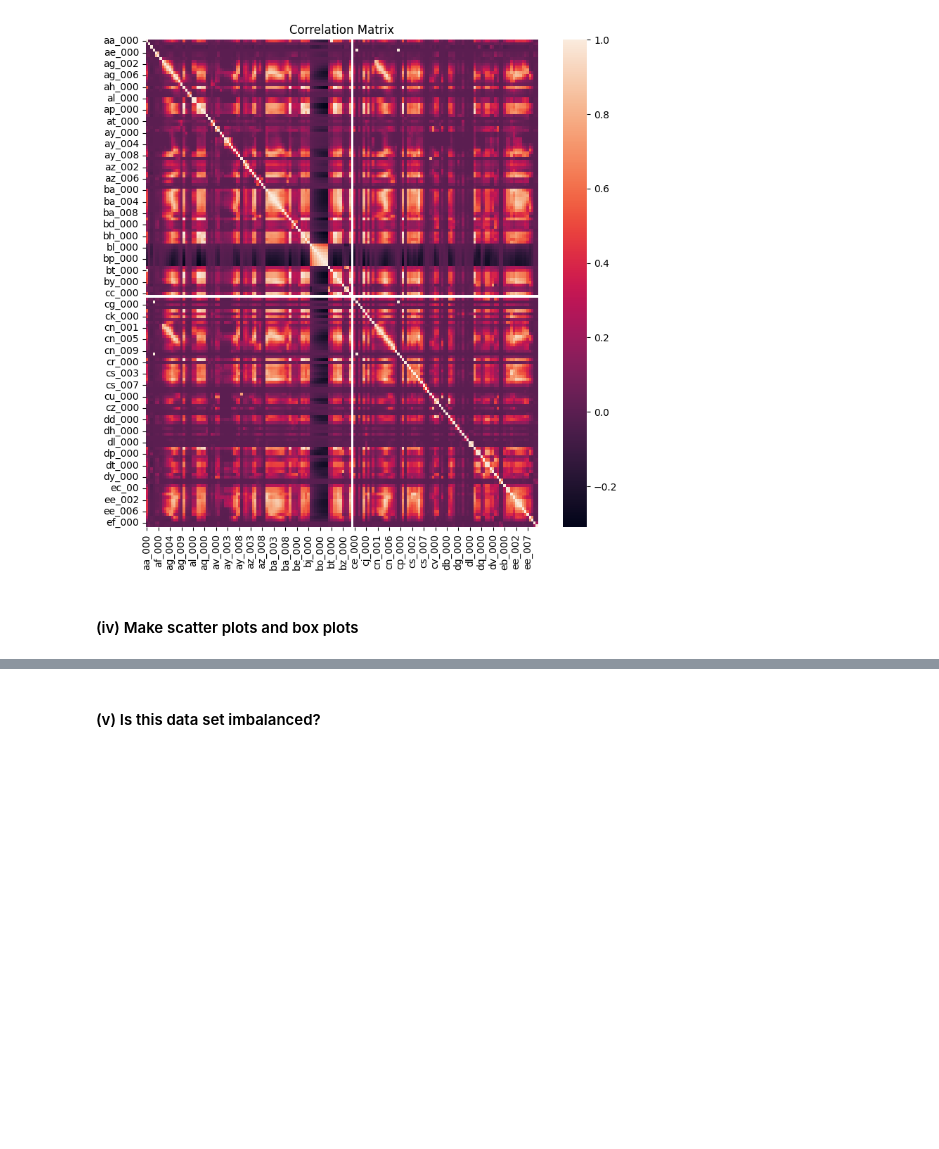
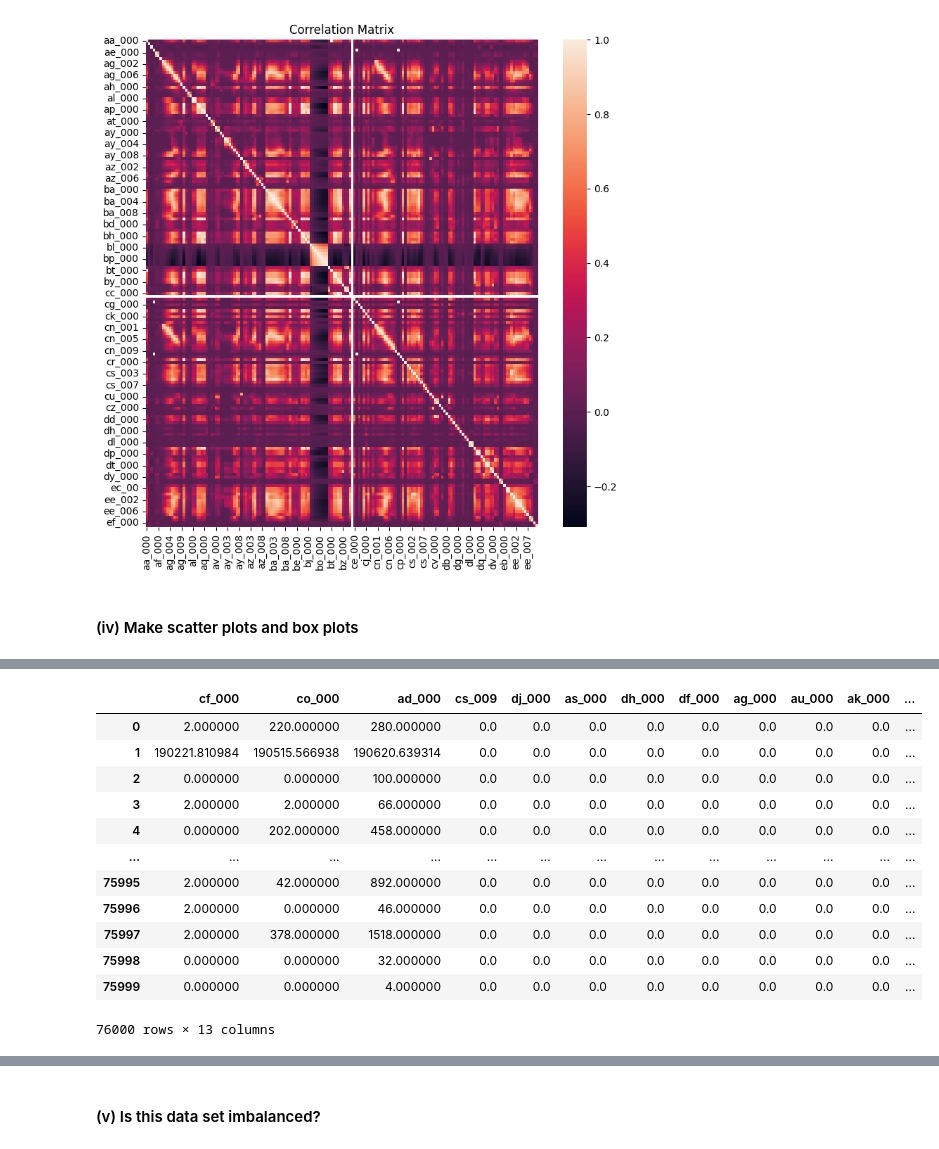
Before and after one commit to cxieusc/DSCI_552_HW6, a Jupyter notebook: notebook/Xie_Chong_HW6.ipynb, the cells around one changed output, grey strips where cells are left out. Drawn from its saved outputs; the diff is of its cells as text; code cells hidden in the pictures; blank space fills up the shorter version.

```diff
--- a/notebook/Xie_Chong_HW6.ipynb
+++ b/notebook/Xie_Chong_HW6.ipynb
@@ -150,0 +170,17 @@ plt.show()
+# %%
+df_selected = df_all_imputed.loc[:, top_features]
+df_selected
+# %% [output]
+|  | cf_000 | co_000 | ad_000 | cs_009 | dj_000 | as_000 | dh_000 | df_000 | ag_000 | au_000 | ak_000 | ... |
+| 0 | 2.000000 | 220.000000 | 280.000000 | 0.0 | 0.0 | 0.0 | 0.0 | 0.0 | 0.0 | 0.0 | 0.0 | ... |
+| 1 | 190221.810984 | 190515.566938 | 190620.639314 | 0.0 | 0.0 | 0.0 | 0.0 | 0.0 | 0.0 | 0.0 | 0.0 | ... |
+| 2 | 0.000000 | 0.000000 | 100.000000 | 0.0 | 0.0 | 0.0 | 0.0 | 0.0 | 0.0 | 0.0 | 0.0 | ... |
+| 3 | 2.000000 | 2.000000 | 66.000000 | 0.0 | 0.0 | 0.0 | 0.0 | 0.0 | 0.0 | 0.0 | 0.0 | ... |
+| 4 | 0.000000 | 202.000000 | 458.000000 | 0.0 | 0.0 | 0.0 | 0.0 | 0.0 | 0.0 | 0.0 | 0.0 | ... |
+| ... | ... | ... | ... | ... | ... | ... | ... | ... | ... | ... | ... | ... |
+| 75995 | 2.000000 | 42.000000 | 892.000000 | 0.0 | 0.0 | 0.0 | 0.0 | 0.0 | 0.0 | 0.0 | 0.0 | ... |
+| 75996 | 2.000000 | 0.000000 | 46.000000 | 0.0 | 0.0 | 0.0 | 0.0 | 0.0 | 0.0 | 0.0 | 0.0 | ... |
+| 75997 | 2.000000 | 378.000000 | 1518.000000 | 0.0 | 0.0 | 0.0 | 0.0 | 0.0 | 0.0 | 0.0 | 0.0 | ... |
+| 75998 | 0.000000 | 0.000000 | 32.000000 | 0.0 | 0.0 | 0.0 | 0.0 | 0.0 | 0.0 | 0.0 | 0.0 | ... |
+| 75999 | 0.000000 | 0.000000 | 4.000000 | 0.0 | 0.0 | 0.0 | 0.0 | 0.0 | 0.0 | 0.0 | 0.0 | ... |
+76000 rows × 13 columns
```
Also changed, not shown: parts of 8 cells of this notebook.
